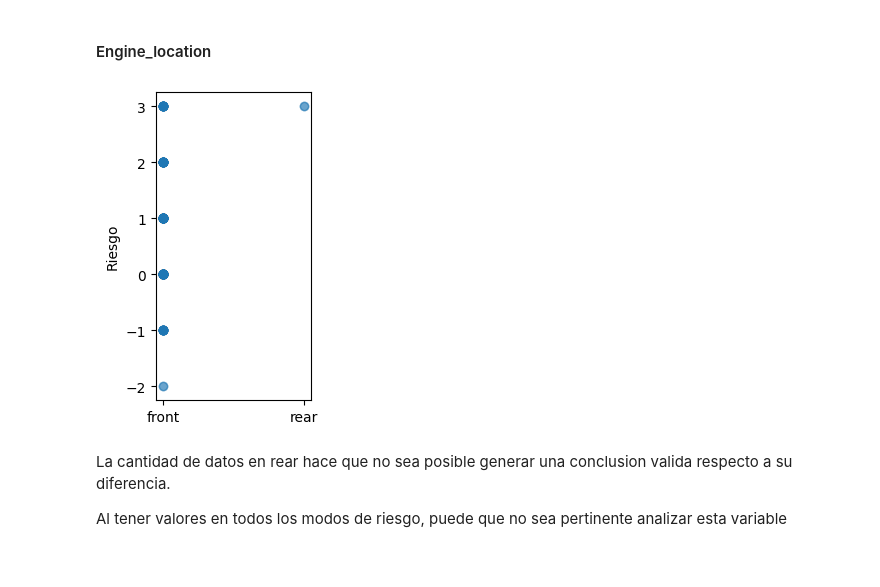
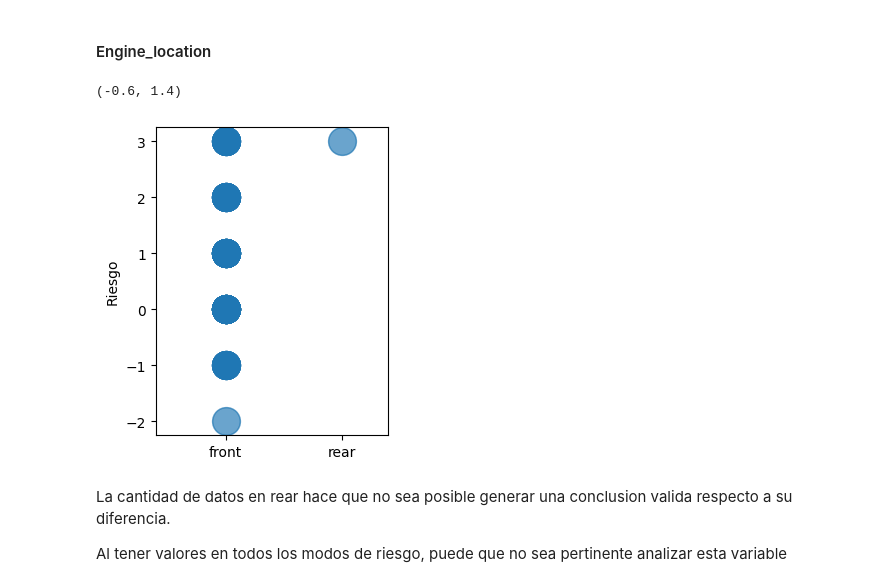
Before and after one commit to SebastianMosqueraCaicedo/ana-datos-riesgo, a Jupyter notebook: Proyect_Agredo_Mosquera.ipynb, the cells around one changed output. Saved outputs shown, nothing was run; the diff lists cells and outputs as text; code cells hidden in the pictures.

```diff
--- a/Proyect_Agredo_Mosquera.ipynb
+++ b/Proyect_Agredo_Mosquera.ipynb
@@ -581,11 +608,13 @@ Ademas de esto, se puede decir que, asi sea por poco, fwd es mas seguro que rwd.
 # %% [markdown]
 #### Engine_location
 # %%
-fig, ax = plt.subplots(1, 1, figsize=(2,4))
-ax.scatter(x=data[cat_vars[6]], y=data.Symbolizing, alpha= 0.3)
+fig, ax = plt.subplots(1, 1, figsize=(3,4))
+ax.scatter(x=data[cat_vars[6]], y=data.Symbolizing, alpha= 0.3, s=400)
 ax.set_ylabel('Riesgo');
+ax.set_xlim(-0.6, len(data[cat_vars[6]].unique()) - 0.6)
 # %% [output]
+(-0.6, 1.4)
-[figure, old version]
+[figure, new version]
 # %% [markdown]
 La cantidad de datos en rear hace que no sea posible generar una conclusion valida respecto a su diferencia.
 
```
Also changed, not shown: parts of 93 cells of this notebook.
